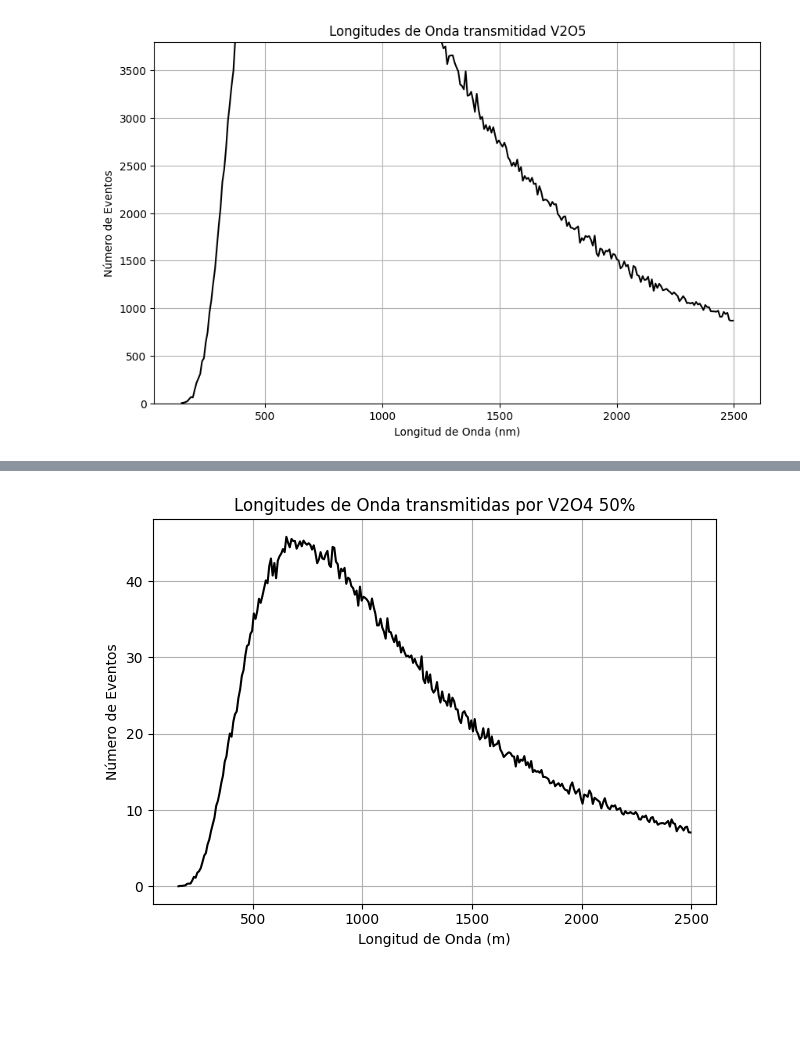
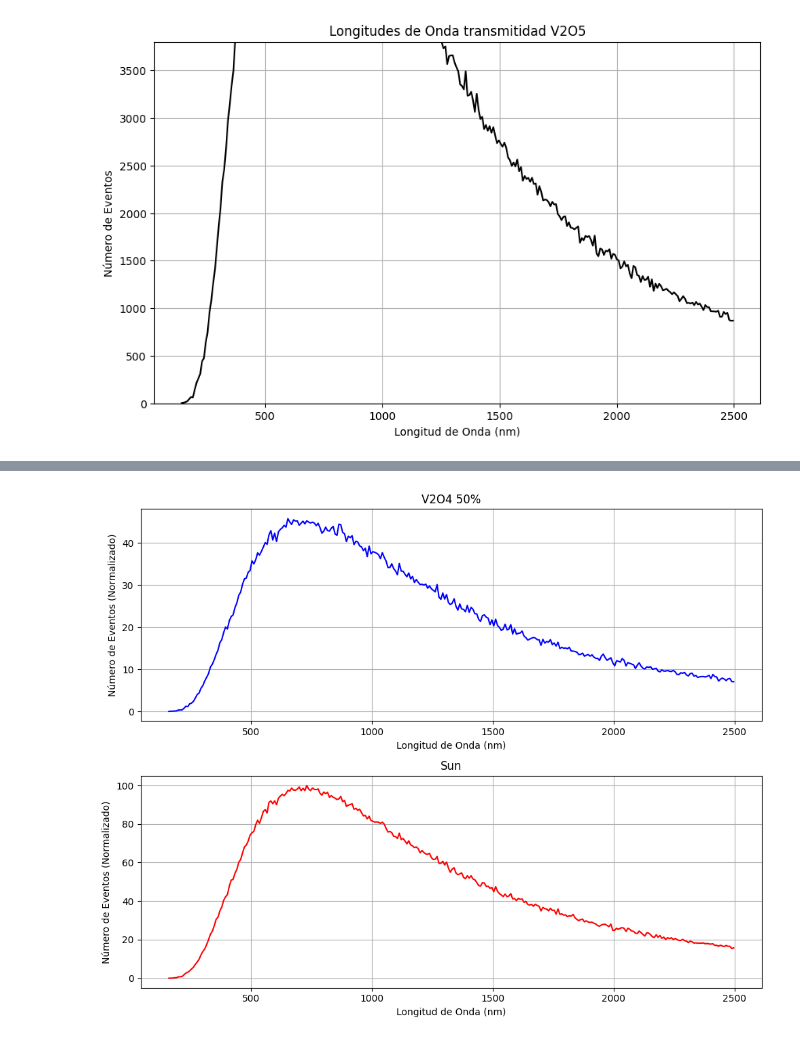
Before and after one commit to alonsoaf777/Geant4Charact2, a Jupyter notebook: G4-PCM/Codes/Spectrum.ipynb, the cells around one changed output, grey strips where cells are left out. Saved outputs shown, nothing was run; the diff lists cells and outputs as text; code cells hidden in the pictures; blank space fills up the shorter version.

```diff
--- a/G4-PCM/Codes/Spectrum.ipynb
+++ b/G4-PCM/Codes/Spectrum.ipynb
@@ -130,7 +130,7 @@ import matplotlib.pyplot as plt
 import numpy as np
 
 # Parámetros
-file_path = 'C:\\Users\\conej\\Documents\\Universidad\\Geant4\\Projects\\Git\\G4-PCM\\build\\Release\\Sim0.root'  # Ruta al archivo ROOT
+file_path = 'V2O4_0.5.root'  # Ruta al archivo ROOT
 tree_name = 'G4_PCM'    # Nombre del árbol
 branch_name = 'Energy'  # Nombre de la categoría
 
@@ -182,58 +184,70 @@ else:
 # %%
 import uproot
 import pandas as pd
 import matplotlib.pyplot as plt
 import numpy as np
 
 # Parámetros
-file_path = 'C:\\Users\\conej\\Documents\\Universidad\\Geant4\\Projects\\Git\\G4-PCM\\build\\Release\\Sim0.root'  # Ruta al archivo ROOT
+file_paths = ['V2O4_0.5.root', 'Sun.root']  # Rutas a los archivos ROOT
 tree_name = 'G4_PCM'    # Nombre del árbol
 branch_name = 'Energy'  # Nombre de la categoría
 
 # Constante para la conversión de eV a nm
 eV_to_nm = 1240
 
-# Abre el archivo ROOT y lee la ntuple
-with uproot.open(file_path) as file:
-    tree = file[tree_name]
-    # Lee toda la ntuple y convierte a un DataFrame
-    df = tree.arrays(library="pd")
+# Inicializar listas para almacenar datos
+all_counts_wavelength = []
+all_bin_centers_wavelength = []
+labels = ['V2O4 50%', 'Sun']
+normalization_factor = 6817  # Factor de normalización
 
-# Verifica si la columna 'branch_name' está en el DataFrame
-if branch_name not in df.columns:
-    print(f"Columna '{branch_name}' no encontrada en el DataFrame.")
-else:
+# Procesar cada archivo ROOT
+for file_path in file_paths:
+    # Abre el archivo ROOT y lee la ntuple
+    with uproot.open(file_path) as file:
+        tree = file[tree_name]
+        # Lee toda la ntuple y convierte a un DataFrame
+        df = tree.arrays(library="pd")
+
+    # Verifica si la columna 'branch_name' está en el DataFrame
+    if branch_name not in df.columns:
+        print(f"Columna '{branch_name}' no encontrada en el DataFrame.")
+        continue
+
     # Calcula el histograma de energía
     data = df[branch_name].dropna()
-    counts_energy, bins_energy = np.histogram(data, bins=300)
-    bin_centers_energy = (bins_energy[:-1] + bins_energy[1:]) / 2
 
     # Convierte energía (eV) a longitud de onda (nm)
     wavelengths = eV_to_nm / data
     counts_wavelength, bins_wavelength = np.histogram(wavelengths, bins=300)
     bin_centers_wavelength = (bins_wavelength[:-1] + bins_wavelength[1:]) / 2
 
-    # Crea la figura y las subgráficas
-    # fig, (ax1, ax2) = plt.subplots(2, 1, figsize=(10, 12))
-    fig, (ax2) = plt.subplots(1, 1)
+    # Normalizar los datos con el factor de 6817
+    norm_wl = counts_wavelength * 100 / normalization_factor
 
-    # # Primera gráfica (Energía)
-    # ax1.plot(bin_centers_energy, counts_energy, linestyle='-', color='black')
-    # ax1.set_title(f'Gráfica de {branch_name}')
-    # ax1.set_xlabel(branch_name)
-    # ax1.set_ylabel('Número de Eventos')
-    # ax1.grid(True)
+    # Almacena los resultados
+    all_counts_wavelength.append(norm_wl)
+    all_bin_centers_wavelength.append(bin_centers_wavelength)
 
-    # Segunda gráfica (Longitud de onda)
-    norm_wl = counts_wavelength*100/6817
-    ax2.plot(bin_centers_wavelength, norm_wl, linestyle='-', color='black')
-    ax2.set_title('Longitudes de Onda transmitidas por V2O4 50%')
-    ax2.set_xlabel('Longitud de Onda (m)')
-    ax2.set_ylabel('Número de Eventos')
-    ax2.grid(True)
+# Crea la figura y las subgráficas
+fig, (ax1, ax2) = plt.subplots(2, 1, figsize=(10, 8))
 
-    # Muestra la figura
-    plt.tight_layout()
-    plt.show()
+# Graficar el primer archivo en la primera subgráfica
+ax1.plot(all_bin_centers_wavelength[0], all_counts_wavelength[0], linestyle='-', color='blue')
+ax1.set_title(labels[0])
+ax1.set_xlabel('Longitud de Onda (nm)')
+ax1.set_ylabel('Número de Eventos (Normalizado)')
+ax1.grid(True)
+
+# Graficar el segundo archivo en la segunda subgráfica
+ax2.plot(all_bin_centers_wavelength[1], all_counts_wavelength[1], linestyle='-', color='red')
+ax2.set_title(labels[1])
+ax2.set_xlabel('Longitud de Onda (nm)')
+ax2.set_ylabel('Número de Eventos (Normalizado)')
+ax2.grid(True)
+
+# Ajusta el diseño
+plt.tight_layout()
+plt.show()
 # %% [output]
-[figure, old version]
+[figure, new version]
```
Also changed, not shown: parts of 3 cells of this notebook, 15 other files.
